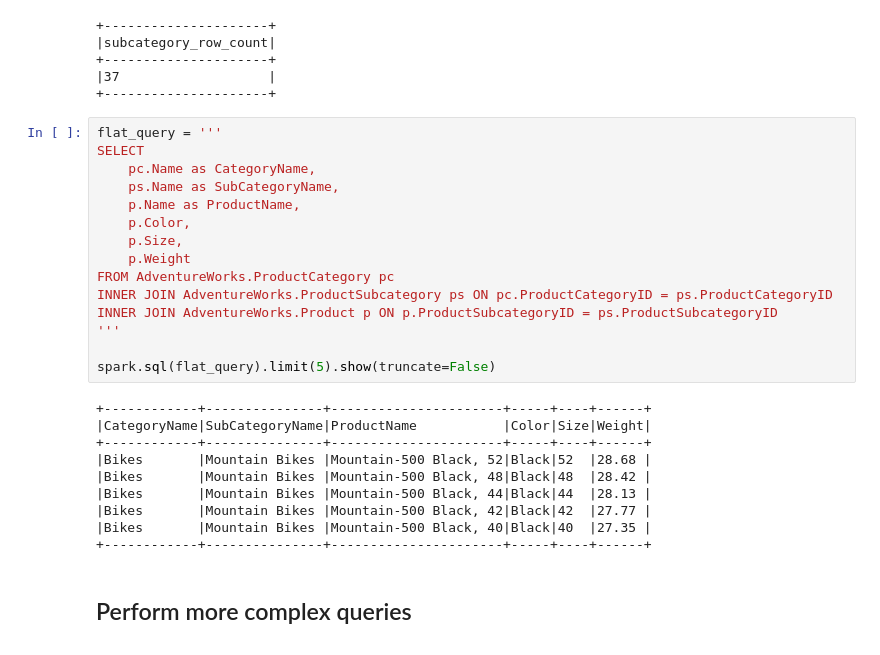
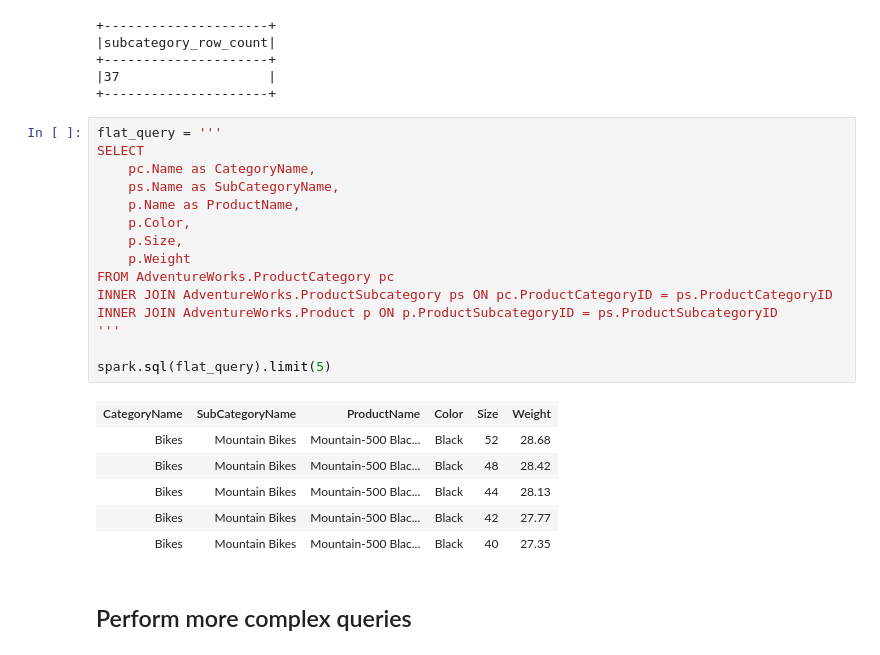
Before and after one commit to hamodirtyeza97/deltastudio, a Jupyter notebook: scripts/01.ipynb, the cells around one changed output. Drawn from its saved outputs; the diff is of its cells as text.

```diff
--- a/scripts/01.ipynb
+++ b/scripts/01.ipynb
@@ -656,28 +650,25 @@ spark.sql('SELECT COUNT(*) AS subcategory_row_count FROM AdventureWorks.ProductS
 # %%
 flat_query = '''
 SELECT
     pc.Name as CategoryName,
     ps.Name as SubCategoryName,
     p.Name as ProductName,
     p.Color,
     p.Size,
     p.Weight
 FROM AdventureWorks.ProductCategory pc
 INNER JOIN AdventureWorks.ProductSubcategory ps ON pc.ProductCategoryID = ps.ProductCategoryID
 INNER JOIN AdventureWorks.Product p ON p.ProductSubcategoryID = ps.ProductSubcategoryID
 '''
 
-spark.sql(flat_query).limit(5).show(truncate=False)
+spark.sql(flat_query).limit(5)
 # %% [output]
-+------------+---------------+----------------------+-----+----+------+
-|CategoryName|SubCategoryName|ProductName           |Color|Size|Weight|
-+------------+---------------+----------------------+-----+----+------+
-|Bikes       |Mountain Bikes |Mountain-500 Black, 52|Black|52  |28.68 |
-|Bikes       |Mountain Bikes |Mountain-500 Black, 48|Black|48  |28.42 |
-|Bikes       |Mountain Bikes |Mountain-500 Black, 44|Black|44  |28.13 |
-|Bikes       |Mountain Bikes |Mountain-500 Black, 42|Black|42  |27.77 |
-|Bikes       |Mountain Bikes |Mountain-500 Black, 40|Black|40  |27.35 |
-+------------+---------------+----------------------+-----+----+------+
+| CategoryName | SubCategoryName | ProductName | Color | Size | Weight |
+| Bikes | Mountain Bikes | Mountain-500 Blac... | Black | 52 | 28.68 |
+| Bikes | Mountain Bikes | Mountain-500 Blac... | Black | 48 | 28.42 |
+| Bikes | Mountain Bikes | Mountain-500 Blac... | Black | 44 | 28.13 |
+| Bikes | Mountain Bikes | Mountain-500 Blac... | Black | 42 | 27.77 |
+| Bikes | Mountain Bikes | Mountain-500 Blac... | Black | 40 | 27.35 |
 # %% [markdown]
 ## Perform more complex queries
 # %%
```
Also changed, not shown: parts of 21 cells of this notebook, 2 other files.
